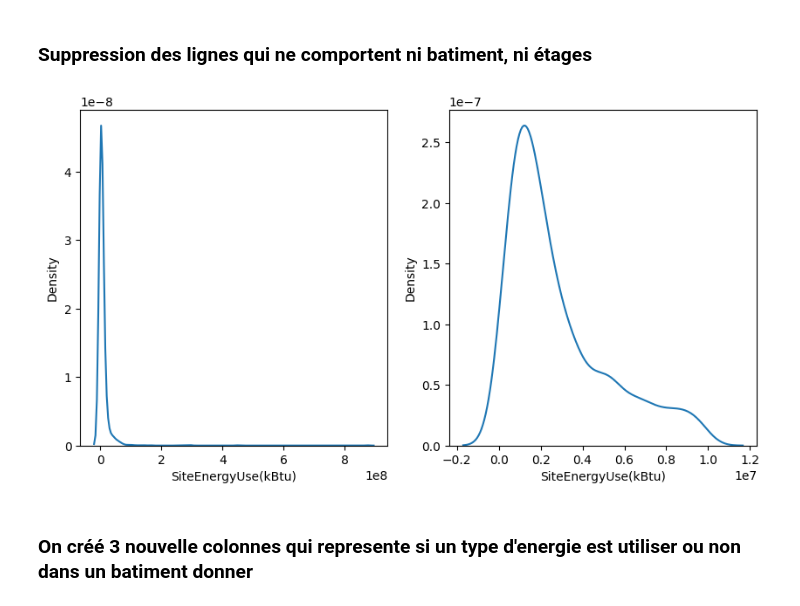
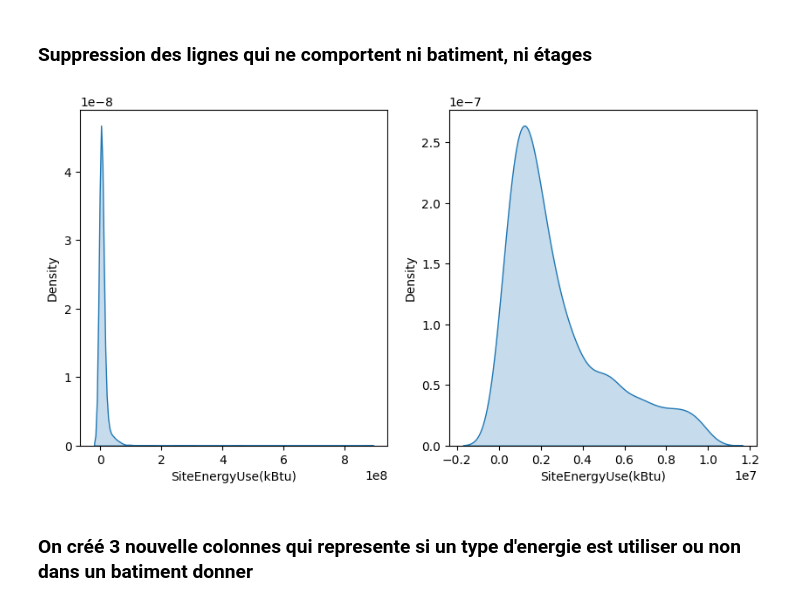
Before and after one commit to Soct/formation_OC, a Jupyter notebook: projet 3/P3_template_modelistation_supervisee_data_scientist.ipynb, the cells around one changed output. Cells and saved outputs as stored; diff of their text form; code cells hidden in the pictures.

```diff
--- a/projet 3/P3_template_modelistation_supervisee_data_scientist.ipynb
+++ b/projet 3/P3_template_modelistation_supervisee_data_scientist.ipynb
@@ -142,10 +142,10 @@ plt.show()
 # %%
 th = 1e7
 fig, axes = plt.subplots(1,2,figsize=(10,5))
-_ = sns.kdeplot(x="SiteEnergyUse(kBtu)", data=building_consumption, ax=axes[0])
-_ = sns.kdeplot(x="SiteEnergyUse(kBtu)", data=building_consumption[building_consumption["SiteEnergyUse(kBtu)"]<=th], ax=axes[1])
+_ = sns.kdeplot(x="SiteEnergyUse(kBtu)", data=building_consumption, ax=axes[0], fill=True)
+_ = sns.kdeplot(x="SiteEnergyUse(kBtu)", data=building_consumption[building_consumption["SiteEnergyUse(kBtu)"]<=th], ax=axes[1], fill=True)
 # %% [output]
-[figure, old version]
+[figure, new version]
 # %%
 building_consumption.drop(building_consumption[building_consumption['NumberofBuildings'] <= 0].index, inplace=True)
 building_consumption.drop(building_consumption[building_consumption['NumberofFloors'] <= 0].index, inplace=True)
```
Also changed, not shown: parts of 1 cell of this notebook, 1 other file.
